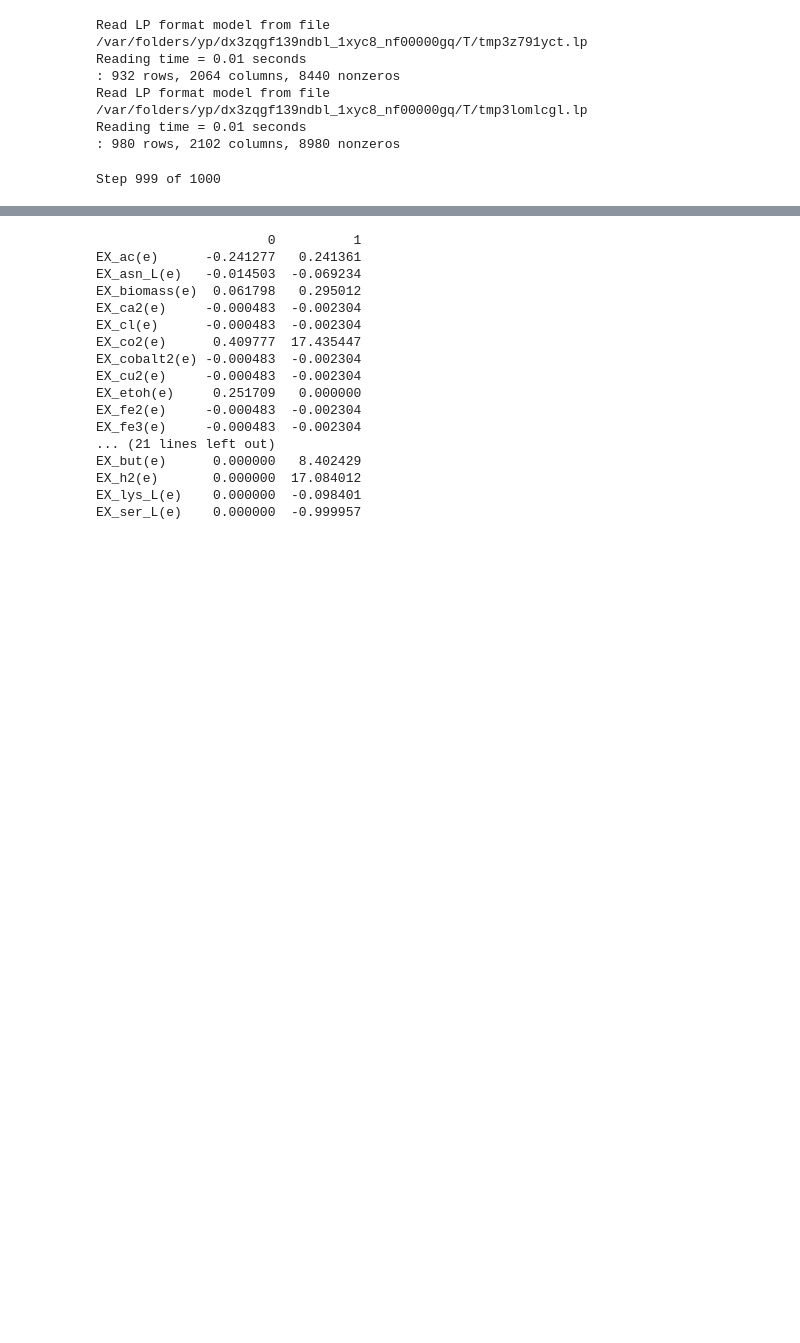
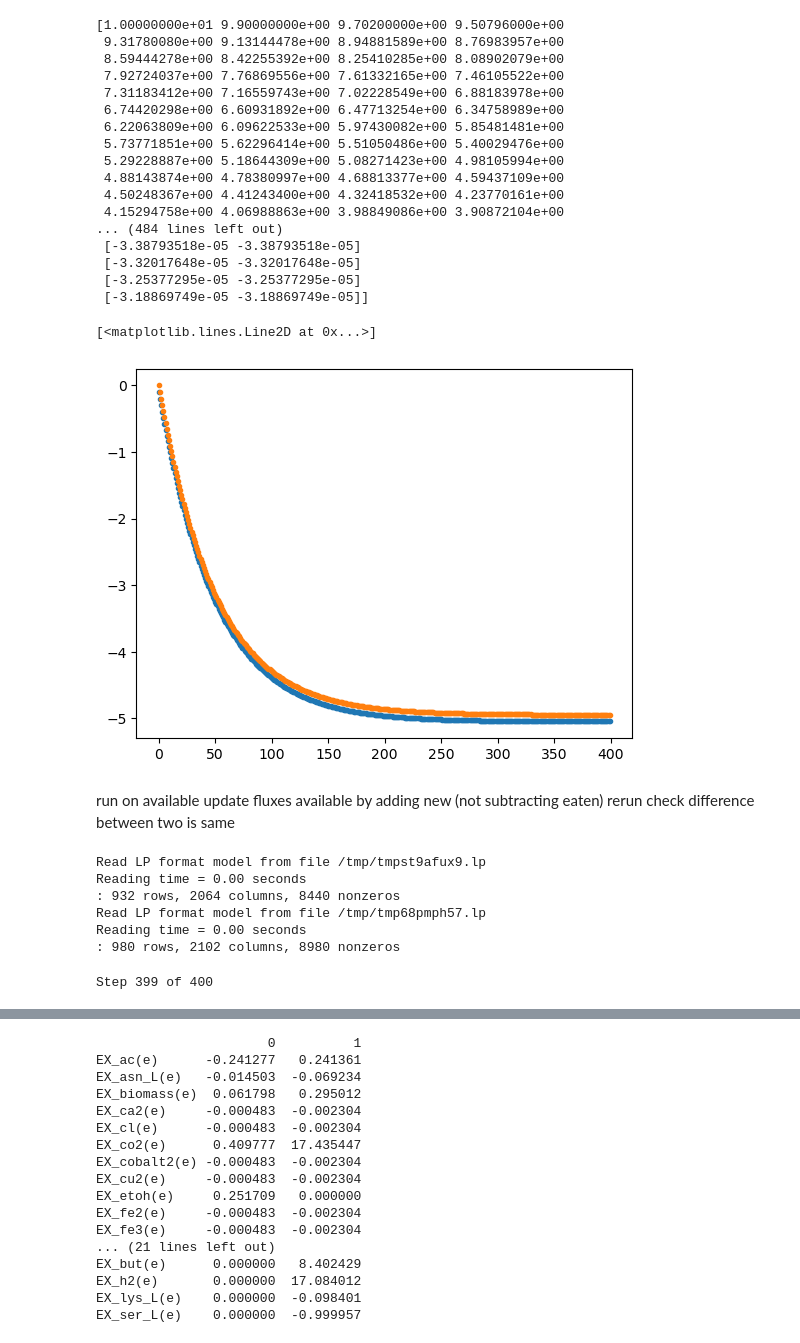
Before and after one commit to RSiegel03/giFBA, a Jupyter notebook: Examples/Differential_Equation_Sim.ipynb, the cells around one changed output, grey strips where cells are left out. Cells and saved outputs as stored; diff of their text form; code cells hidden in the pictures; blank space fills up the shorter version.

```diff
--- a/Examples/Differential_Equation_Sim.ipynb
+++ b/Examples/Differential_Equation_Sim.ipynb
@@ -126,0 +159,2 @@ def dynamic_simulation(m_n, m_f, models, ra, media, EX):
+# %%
+results, sum_results, xs = dynamic_simulation(max_substeps, step_size, models, rel_abund, media, EX)
@@ -127,29 +179,61 @@ def dynamic_simulation(m_n, m_f, models, ra, media, EX):
+# %%
+i = EX.index('Ex_A')
+print(xs[i,:])
+# print(results[i,:,:]) # this can be found by: sum_results / (step_size * rel_abund)
+print(sum_results[i,:,:])
+plt.plot(sum_results[i,:,0].cumsum(),'.')
+plt.plot(sum_results[i,:,1].cumsum(),'.')
+# %% [output]
+[1.00000000e+01 9.90000000e+00 9.70200000e+00 9.50796000e+00
+ 9.31780080e+00 9.13144478e+00 8.94881589e+00 8.76983957e+00
+ 8.59444278e+00 8.42255392e+00 8.25410285e+00 8.08902079e+00
+ 7.92724037e+00 7.76869556e+00 7.61332165e+00 7.46105522e+00
+ 7.31183412e+00 7.16559743e+00 7.02228549e+00 6.88183978e+00
+ 6.74420298e+00 6.60931892e+00 6.47713254e+00 6.34758989e+00
+ 6.22063809e+00 6.09622533e+00 5.97430082e+00 5.85481481e+00
+ 5.73771851e+00 5.62296414e+00 5.51050486e+00 5.40029476e+00
+ 5.29228887e+00 5.18644309e+00 5.08271423e+00 4.98105994e+00
+ 4.88143874e+00 4.78380997e+00 4.68813377e+00 4.59437109e+00
+ 4.50248367e+00 4.41243400e+00 4.32418532e+00 4.23770161e+00
+ 4.15294758e+00 4.06988863e+00 3.98849086e+00 3.90872104e+00
+... (484 lines left out)
+ [-3.38793518e-05 -3.38793518e-05]
+ [-3.32017648e-05 -3.32017648e-05]
+ [-3.25377295e-05 -3.25377295e-05]
+ [-3.18869749e-05 -3.18869749e-05]]
+[<matplotlib.lines.Line2D at 0x...>]
+[figure, added]
+# %% [markdown]
+run on available
+update fluxes available by adding new (not subtracting eaten)
+rerun
+check difference between two is same
 # %%
 # Simulation
-ra = [0.5, 0.5]
-m_n = 1000
-m_f = 0.01
+rel_abund = [0.5, 0.5]
+max_substeps = 400
+step_size = 0.01
 
 EX = []
 for m in M:
-    for exch in m.exchanges:
-        EX.append(exch.id)
+	for exch in m.exchanges:
+		EX.append(exch.id)
 EX = list(dict.fromkeys(EX))
-N = len(EX)
-x0 = np.zeros(N)
+N_exs = len(EX)
+x0 = np.zeros(N_exs)
 
 models = cp.deepcopy(M)
 # %% [output]
-Read LP format model from file /var/folders/yp/dx3zqgf139ndbl_1xyc8_nf00000gq/T/tmp3z791yct.lp
-Reading time = 0.01 seconds
+Read LP format model from file /tmp/tmpst9afux9.lp
+Reading time = 0.00 seconds
 : 932 rows, 2064 columns, 8440 nonzeros
-Read LP format model from file /var/folders/yp/dx3zqgf139ndbl_1xyc8_nf00000gq/T/tmp3lomlcgl.lp
-Reading time = 0.01 seconds
+Read LP format model from file /tmp/tmp68pmph57.lp
+Reading time = 0.00 seconds
 : 980 rows, 2102 columns, 8980 nonzeros
 # %%
-results, sum_results, xs = dynamic_simulation(m_n, m_f, models, ra, media, EX)
+results, sum_results, xs = dynamic_simulation(max_substeps, step_size, models, rel_abund, media, EX)
 # %% [output]
-Step 999 of 1000
+Step 399 of 400
 # %%
 i = EX.index('EX_glc_D(e)')
 print(xs[i,:])
```
Also changed, not shown: parts of 11 cells of this notebook, 15 other files.
